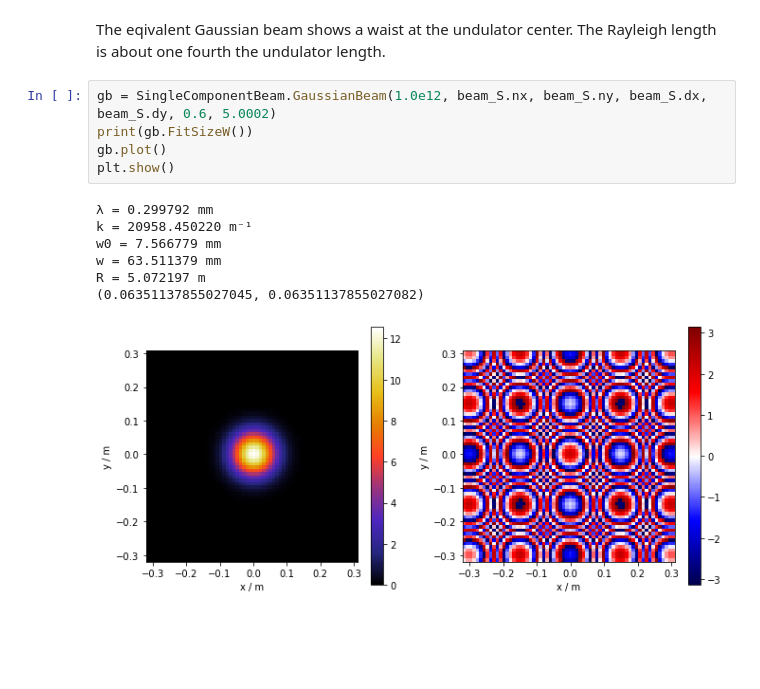
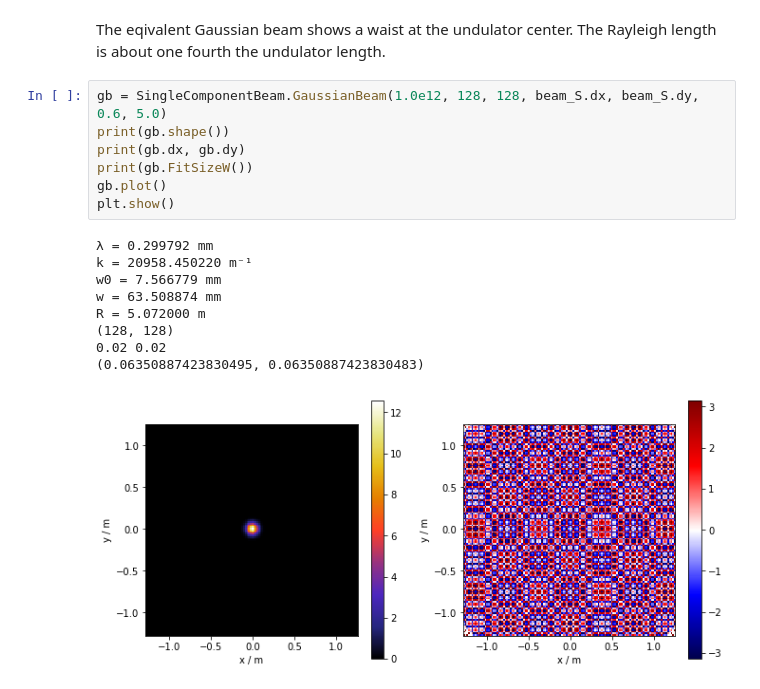
Before and after one commit to lehnertu/fobt, a Jupyter notebook: ImportTeufelScreen.ipynb, the cells around one changed output. Drawn from its saved outputs; the diff is of its cells as text; blank space fills up the shorter version.

```diff
--- a/ImportTeufelScreen.ipynb
+++ b/ImportTeufelScreen.ipynb
@@ -142,15 +144,19 @@ GaussianBeam(f, nx, ny, dx, dy, zR, z) method of builtins.type instance
 The eqivalent Gaussian beam shows a waist at the undulator center.
 The Rayleigh length is about one fourth the undulator length.
 # %%
-gb = SingleComponentBeam.GaussianBeam(1.0e12, beam_S.nx, beam_S.ny, beam_S.dx, beam_S.dy, 0.6, 5.0002)
+gb = SingleComponentBeam.GaussianBeam(1.0e12, 128, 128, beam_S.dx, beam_S.dy, 0.6, 5.0)
+print(gb.shape())
+print(gb.dx, gb.dy)
 print(gb.FitSizeW())
 gb.plot()
 plt.show()
 # %% [output]
 λ = 0.299792 mm
 k = 20958.450220 m⁻¹
 w0 = 7.566779 mm
-w = 63.511379 mm
-R = 5.072197 m
-(0.06351137855027045, 0.06351137855027082)
+w = 63.508874 mm
+R = 5.072000 m
+(128, 128)
+0.02 0.02
+(0.06350887423830495, 0.06350887423830483)
-[figure, old version]
+[figure, new version]
```
Also changed, not shown: parts of 17 cells of this notebook, 2 other files.
